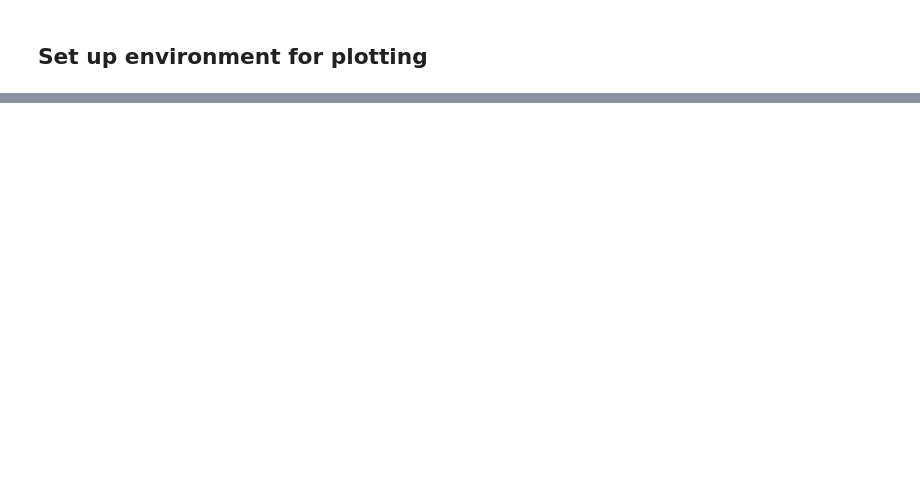
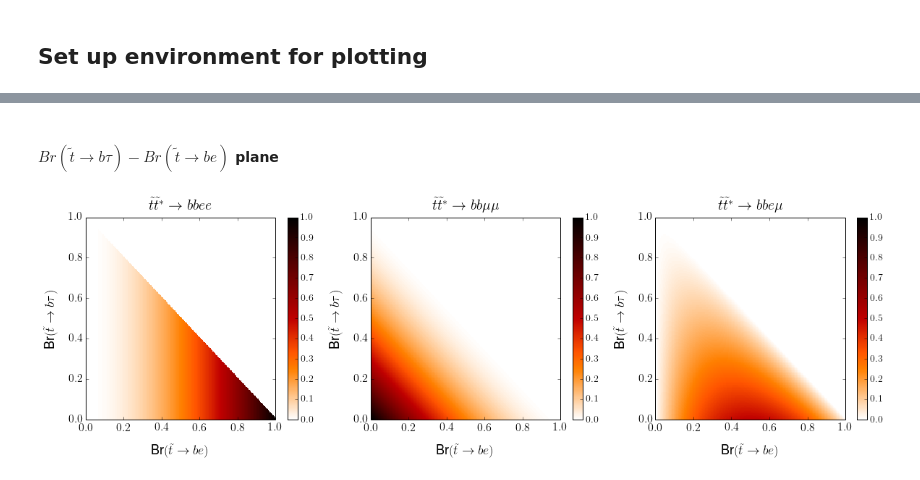
Before and after one commit to bdjackson/BMinusLSmallStudies, a Jupyter notebook: ScaleFlavorChannels/ScaleFlavorChannels.ipynb, the cells around one changed output, grey strips where cells are left out. Drawn from its saved outputs; the diff is of its cells as text; code cells hidden in the pictures; blank space fills up the shorter version.

Commit message:
update scale flavor channel script

```diff
--- a/ScaleFlavorChannels/ScaleFlavorChannels.ipynb
+++ b/ScaleFlavorChannels/ScaleFlavorChannels.ipynb
@@ -208,0 +187,26 @@ fig.savefig('scale_factors.pdf', bbox_inches='tight', format='pdf')
+# %%
+br_e_ls = np.linspace(0, 1, 200)
+br_m_ls = np.linspace(0, 1, 200)
+br_t_ls = np.linspace(0, 1, 200)
+
+# mesh grids used for the x and y coordinates
+x_bf_xe_yt, y_bf_xe_yt = np.meshgrid(br_e_ls, br_t_ls)
+x_bf_xe_ym, y_bf_xe_ym = np.meshgrid(br_e_ls, br_m_ls)
+
+# branching fractions in two planes
+z_bf_xe_yt_ee = computeBranchingFractionGridTauVsE(x_bf_xe_yt, y_bf_xe_yt, 'ee')
+z_bf_xe_yt_mm = computeBranchingFractionGridTauVsE(x_bf_xe_yt, y_bf_xe_yt, 'mm')
+z_bf_xe_yt_em = computeBranchingFractionGridTauVsE(x_bf_xe_yt, y_bf_xe_yt, 'em')
+
+z_bf_xe_ym_ee = computeBranchingFractionGridMuVsE(x_bf_xe_ym, y_bf_xe_ym, 'ee')
+z_bf_xe_ym_mm = computeBranchingFractionGridMuVsE(x_bf_xe_ym, y_bf_xe_ym, 'mm')
+z_bf_xe_ym_em = computeBranchingFractionGridMuVsE(x_bf_xe_ym, y_bf_xe_ym, 'em')
+
+# scale factors in two planes
+z_sf_xe_yt_ee = computeScaleFactorGridTauVsE(x_bf_xe_yt, y_bf_xe_yt, 'ee')
+z_sf_xe_yt_mm = computeScaleFactorGridTauVsE(x_bf_xe_yt, y_bf_xe_yt, 'mm')
+z_sf_xe_yt_em = computeScaleFactorGridTauVsE(x_bf_xe_yt, y_bf_xe_yt, 'em')
+
+z_sf_xe_ym_ee = computeScaleFactorGridMuVsE(x_bf_xe_ym, y_bf_xe_ym, 'ee')
+z_sf_xe_ym_mm = computeScaleFactorGridMuVsE(x_bf_xe_ym, y_bf_xe_ym, 'mm')
+z_sf_xe_ym_em = computeScaleFactorGridMuVsE(x_bf_xe_ym, y_bf_xe_ym, 'em')
@@ -208,0 +217,19 @@ fig.savefig('scale_factors.pdf', bbox_inches='tight', format='pdf')
+# %% [markdown]
+#### $Br(\tilde{t} \rightarrow b\tau)-Br(\tilde{t} \rightarrow be)$ plane
+# %%
+title_list_xe_yt = ['$\\tilde{t}\\tilde{t}^{*} \\rightarrow bbee$',
+                    '$\\tilde{t}\\tilde{t}^{*} \\rightarrow bb\mu\mu$',
+                    '$\\tilde{t}\\tilde{t}^{*} \\rightarrow bbe\mu$']
+
+fig_bf_xe_yt, axes_bf_xe_yt = drawBranchingRatioPlane(x_grid = x_bf_xe_yt,
+                                                      y_grid = y_bf_xe_yt,
+                                                      z_grid_list = [z_bf_xe_yt_ee,
+                                                                     z_bf_xe_yt_mm,
+                                                                     z_bf_xe_yt_em],
+                                                      title_list = title_list_xe_yt,
+                                                      xlabel = 'Br$(\\tilde{t} \\rightarrow be)$',
+                                                      ylabel = 'Br$(\\tilde{t} \\rightarrow b\\tau)$',
+                                                      vmin = 0,
+                                                      vmax = 1.)
+# %% [output]
+[figure, added]
```
Also changed, not shown: parts of 55 cells of this notebook.
